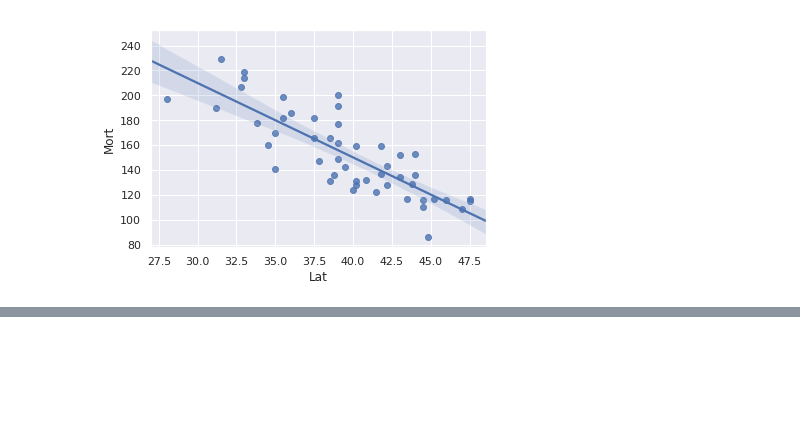
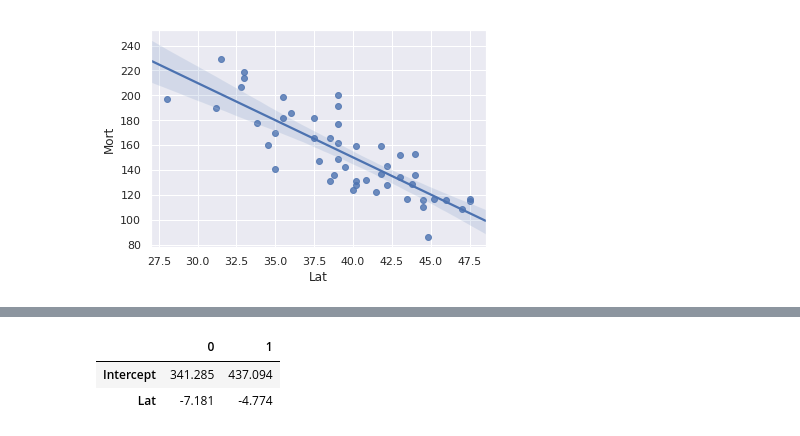
Before and after one commit to ellenne/Regression, a Jupyter notebook: 10. WIP/Regression_Lesson02.ipynb, the cells around one changed output, grey strips where cells are left out. Drawn from its saved outputs; the diff is of its cells as text; code cells hidden in the pictures; blank space fills up the shorter version.

```diff
--- a/10. WIP/Regression_Lesson02.ipynb
+++ b/10. WIP/Regression_Lesson02.ipynb
@@ -59,0 +78,6 @@ ax = sns.regplot(x="Lat", y="Mort", data=my_data)
+# %%
+fitted.conf_int(0.05)   # 95% confidence interval
+# %% [output]
+|  | 0 | 1 |
+| Intercept | 341.285 | 437.094 |
+| Lat | -7.181 | -4.774 |
```
Also changed, not shown: parts of 4 cells of this notebook.
